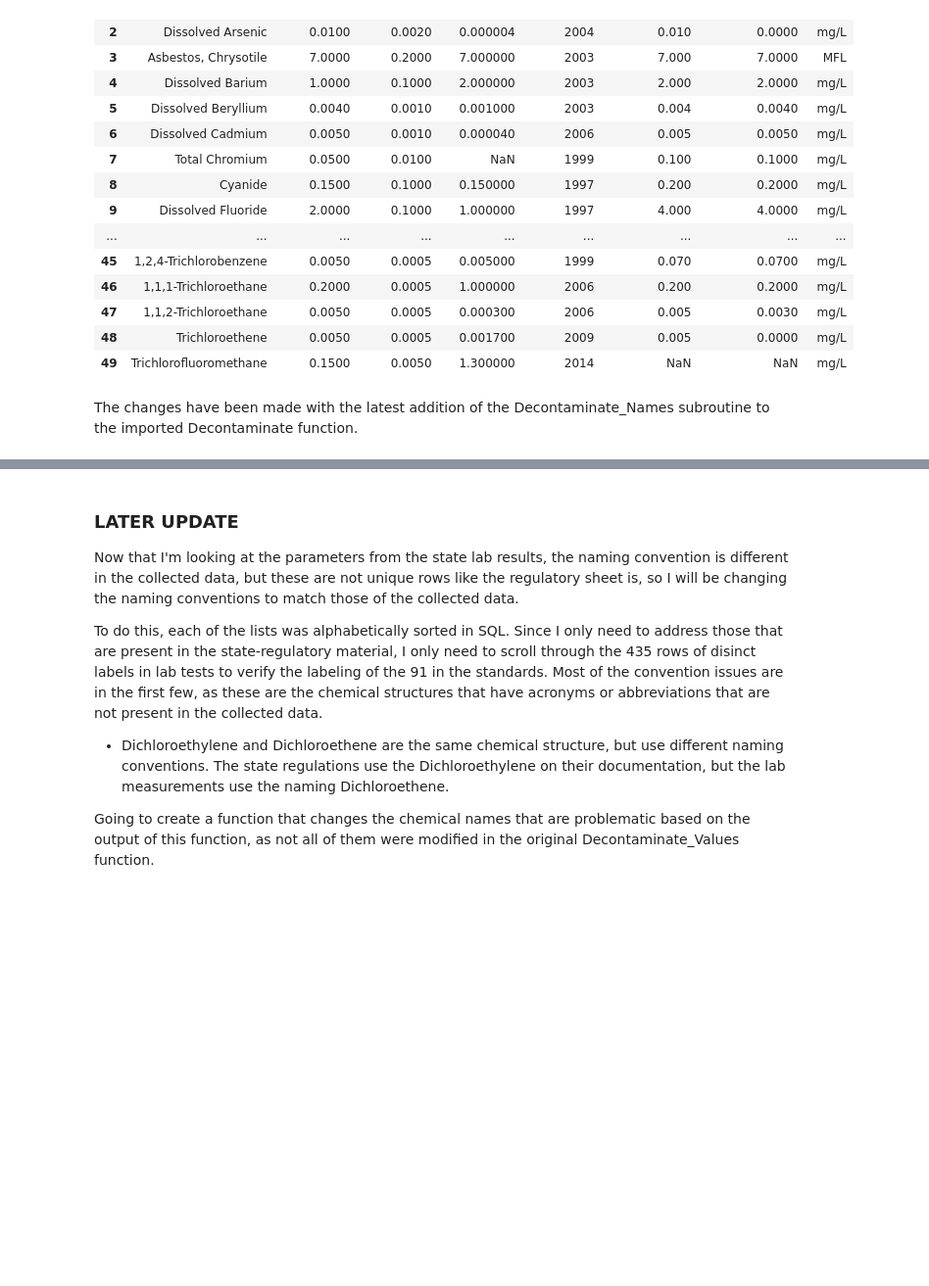
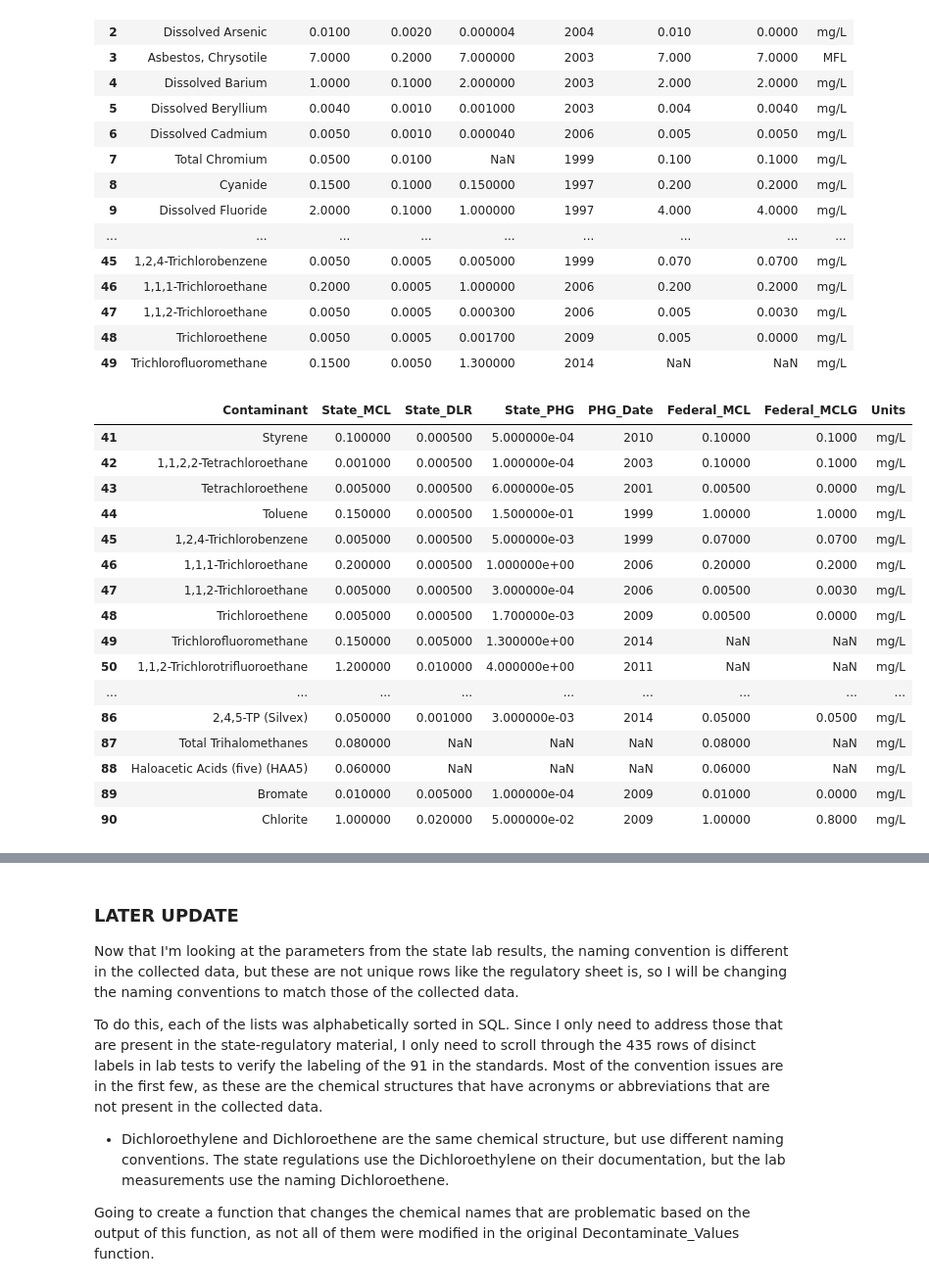
Before and after one commit to FreshOats/Water_Quality, a Jupyter notebook: Decontaminate_Data.ipynb, the cells around one changed output, grey strips where cells are left out. Shown at 98% size. Drawn from its saved outputs; the diff is of its cells as text; code cells hidden in the pictures; blank space fills up the shorter version.

```diff
--- a/Decontaminate_Data.ipynb
+++ b/Decontaminate_Data.ipynb
@@ -56,5 +56,23 @@ Decontaminate(filename).head(50)
 | 47 | 1,1,2-Trichloroethane | 0.0050 | 0.0005 | 0.000300 | 2006 | 0.005 | 0.0030 | mg/L |
 | 48 | Trichloroethene | 0.0050 | 0.0005 | 0.001700 | 2009 | 0.005 | 0.0000 | mg/L |
 | 49 | Trichlorofluoromethane | 0.1500 | 0.0050 | 1.300000 | 2014 | NaN | NaN | mg/L |
-# %% [markdown]
-The changes have been made with the latest addition of the Decontaminate_Names subroutine to the imported Decontaminate function.
+# %%
+Decontaminate(filename).tail(50)
+# %% [output]
+|  | Contaminant | State_MCL | State_DLR | State_PHG | PHG_Date | Federal_MCL | Federal_MCLG | Units |
+| 41 | Styrene | 0.100000 | 0.000500 | 5.000000e-04 | 2010 | 0.10000 | 0.1000 | mg/L |
+| 42 | 1,1,2,2-Tetrachloroethane | 0.001000 | 0.000500 | 1.000000e-04 | 2003 | 0.10000 | 0.1000 | mg/L |
+| 43 | Tetrachloroethene | 0.005000 | 0.000500 | 6.000000e-05 | 2001 | 0.00500 | 0.0000 | mg/L |
+| 44 | Toluene | 0.150000 | 0.000500 | 1.500000e-01 | 1999 | 1.00000 | 1.0000 | mg/L |
+| 45 | 1,2,4-Trichlorobenzene | 0.005000 | 0.000500 | 5.000000e-03 | 1999 | 0.07000 | 0.0700 | mg/L |
+| 46 | 1,1,1-Trichloroethane | 0.200000 | 0.000500 | 1.000000e+00 | 2006 | 0.20000 | 0.2000 | mg/L |
+| 47 | 1,1,2-Trichloroethane | 0.005000 | 0.000500 | 3.000000e-04 | 2006 | 0.00500 | 0.0030 | mg/L |
+| 48 | Trichloroethene | 0.005000 | 0.000500 | 1.700000e-03 | 2009 | 0.00500 | 0.0000 | mg/L |
+| 49 | Trichlorofluoromethane | 0.150000 | 0.005000 | 1.300000e+00 | 2014 | NaN | NaN | mg/L |
+| 50 | 1,1,2-Trichlorotrifluoroethane | 1.200000 | 0.010000 | 4.000000e+00 | 2011 | NaN | NaN | mg/L |
+| ... | ... | ... | ... | ... | ... | ... | ... | ... |
+| 86 | 2,4,5-TP (Silvex) | 0.050000 | 0.001000 | 3.000000e-03 | 2014 | 0.05000 | 0.0500 | mg/L |
+| 87 | Total Trihalomethanes | 0.080000 | NaN | NaN | NaN | 0.08000 | NaN | mg/L |
+| 88 | Haloacetic Acids (five) (HAA5) | 0.060000 | NaN | NaN | NaN | 0.06000 | NaN | mg/L |
+| 89 | Bromate | 0.010000 | 0.005000 | 1.000000e-04 | 2009 | 0.01000 | 0.0000 | mg/L |
+| 90 | Chlorite | 1.000000 | 0.020000 | 5.000000e-02 | 2009 | 1.00000 | 0.8000 | mg/L |
```
Also changed, not shown: parts of 2 cells of this notebook, 2 other files.
